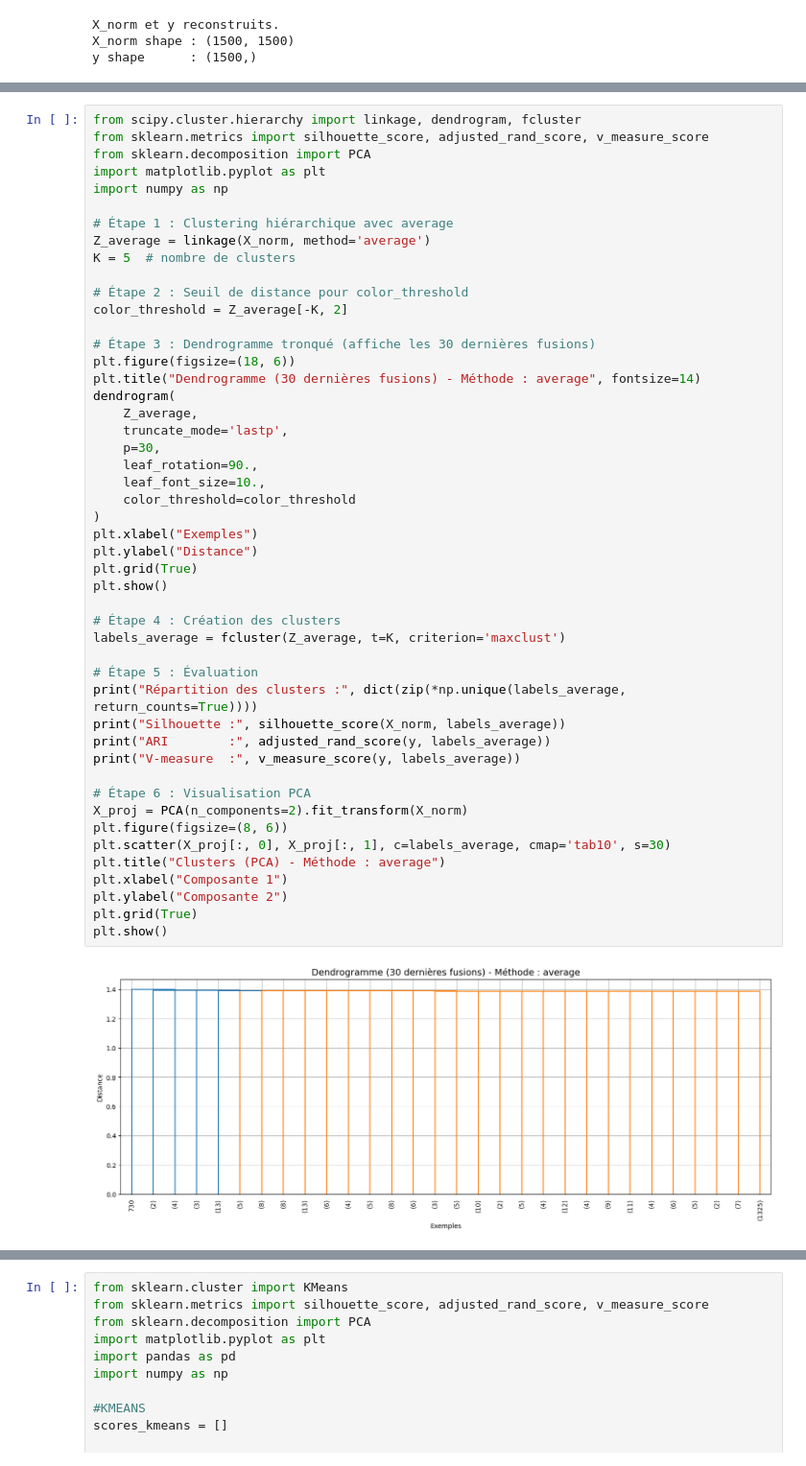
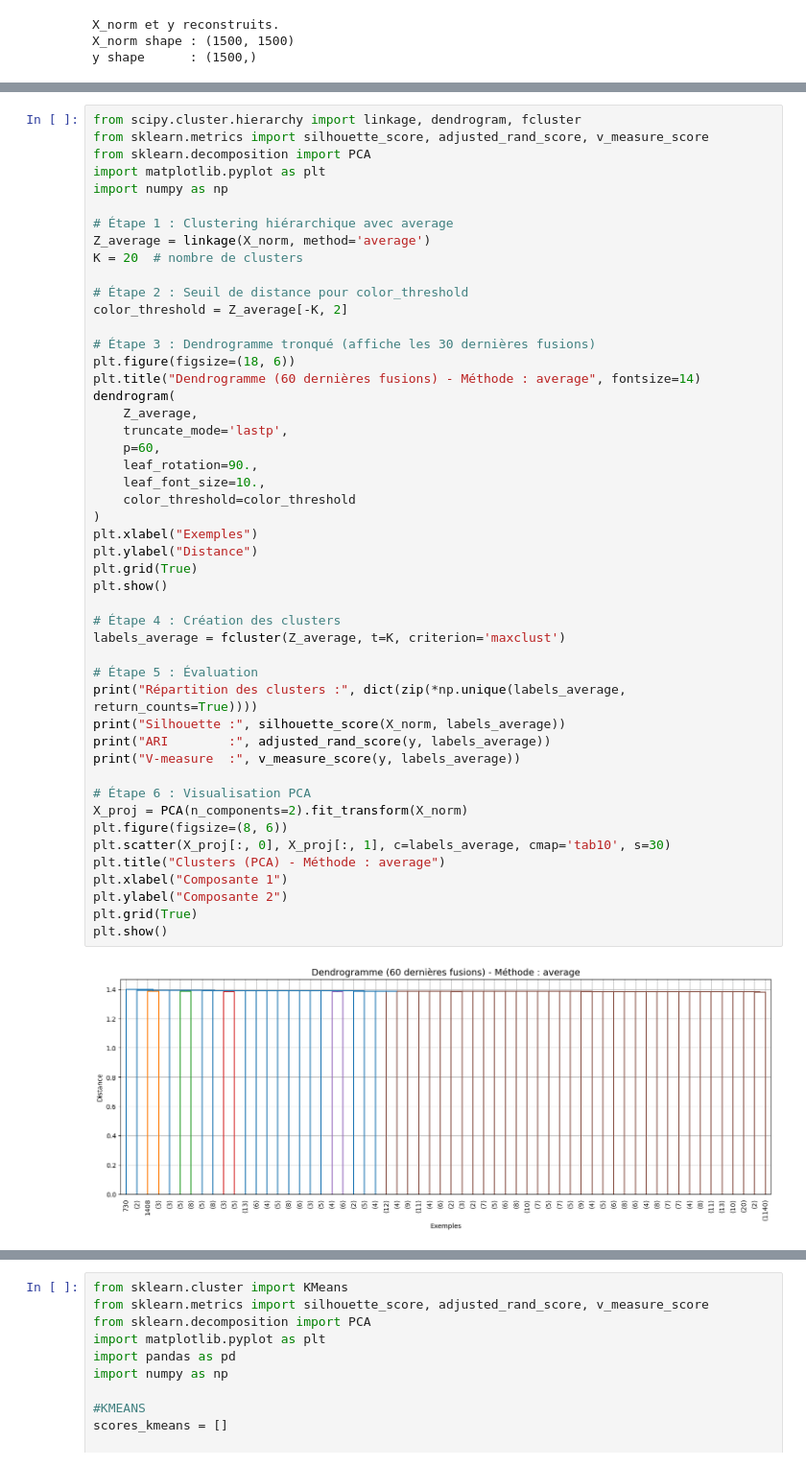
Before and after one commit to yarak4/Sciences-de-donnees, a Jupyter notebook: projet-merged.ipynb, the cells around one changed output, grey strips where cells are left out. Shown at 96% size. Saved outputs shown, nothing was run; the diff lists cells and outputs as text.

```diff
--- a/projet-merged.ipynb
+++ b/projet-merged.ipynb
@@ -386,44 +384,44 @@ import numpy as np
 
 # Étape 1 : Clustering hiérarchique avec average
 Z_average = linkage(X_norm, method='average')
-K = 5  # nombre de clusters
+K = 20  # nombre de clusters
 
 # Étape 2 : Seuil de distance pour color_threshold
 color_threshold = Z_average[-K, 2]
 
 # Étape 3 : Dendrogramme tronqué (affiche les 30 dernières fusions)
 plt.figure(figsize=(18, 6))
-plt.title("Dendrogramme (30 dernières fusions) - Méthode : average", fontsize=14)
+plt.title("Dendrogramme (60 dernières fusions) - Méthode : average", fontsize=14)
 dendrogram(
     Z_average,
     truncate_mode='lastp',
-    p=30,
+    p=60,
     leaf_rotation=90.,
     leaf_font_size=10.,
     color_threshold=color_threshold
 )
 plt.xlabel("Exemples")
 plt.ylabel("Distance")
 plt.grid(True)
 plt.show()
 
 # Étape 4 : Création des clusters
 labels_average = fcluster(Z_average, t=K, criterion='maxclust')
 
 # Étape 5 : Évaluation
 print("Répartition des clusters :", dict(zip(*np.unique(labels_average, return_counts=True))))
 print("Silhouette :", silhouette_score(X_norm, labels_average))
 print("ARI        :", adjusted_rand_score(y, labels_average))
 print("V-measure  :", v_measure_score(y, labels_average))
 
 # Étape 6 : Visualisation PCA
 X_proj = PCA(n_components=2).fit_transform(X_norm)
 plt.figure(figsize=(8, 6))
 plt.scatter(X_proj[:, 0], X_proj[:, 1], c=labels_average, cmap='tab10', s=30)
 plt.title("Clusters (PCA) - Méthode : average")
 plt.xlabel("Composante 1")
 plt.ylabel("Composante 2")
 plt.grid(True)
 plt.show()
 # %% [output]
-[figure, old version]
+[figure, new version]
```
Also changed, not shown: parts of 8 cells of this notebook.
